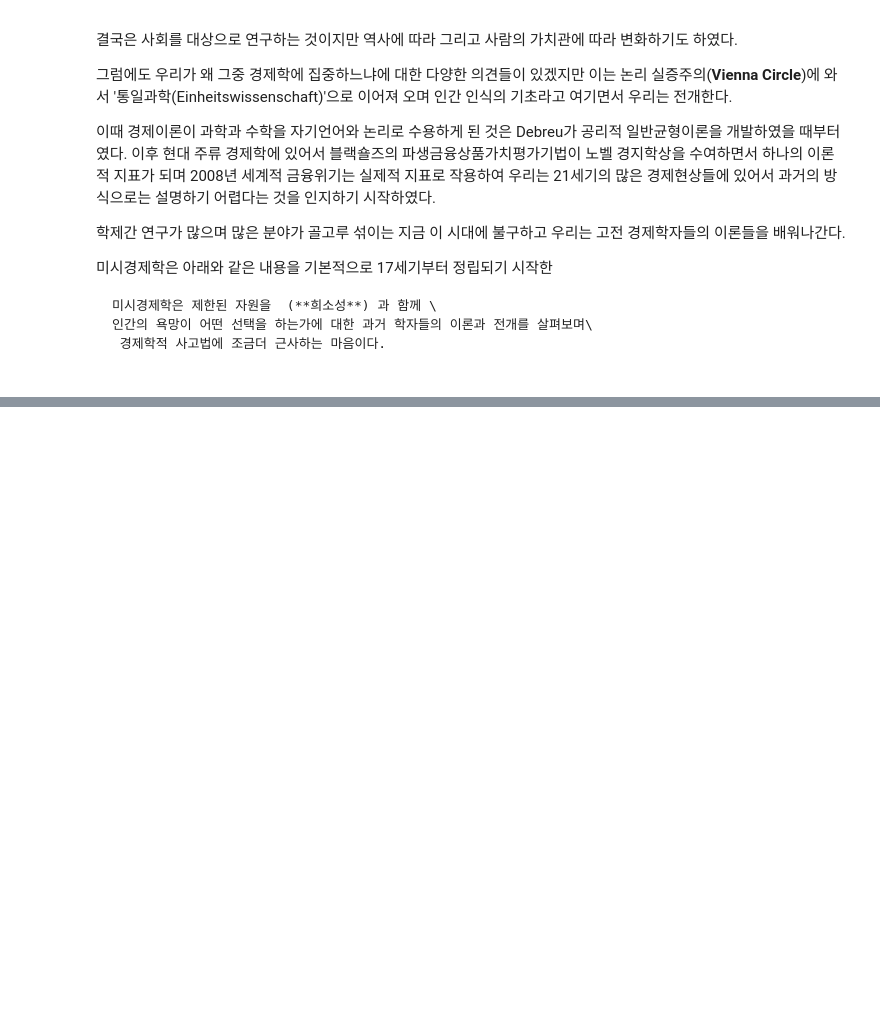
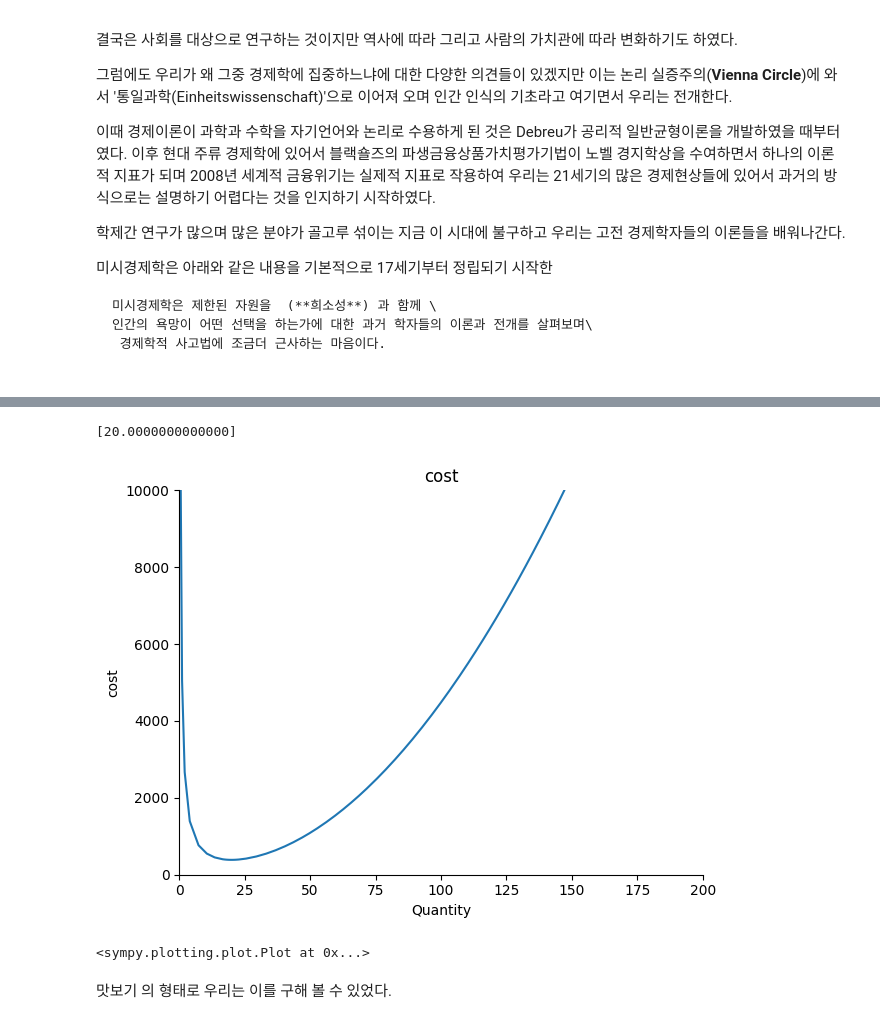
Before and after one commit to redmoon02/Economic_major_freshman, a Jupyter notebook: micro_economics/microeconomics-1-1.ipynb, the cells around one changed output, grey strips where cells are left out. Saved outputs shown, nothing was run; the diff lists cells and outputs as text; code cells hidden in the pictures; blank space fills up the shorter version.

```diff
--- a/micro_economics/microeconomics-1-1.ipynb
+++ b/micro_economics/microeconomics-1-1.ipynb
@@ -53,0 +172,17 @@ social science라는 용어가 처음등장하는 것은 17~18세기 영국에
+# %%
+Q = symbols('Q', nonnegative=True)
+TC = 5600 + 27*Q - 6*Q**2 + 0.5*Q**3
+ATC = TC/Q
+solve(diff(ATC,Q))
+# %% [output]
+[20.0000000000000]
+# %%
+Q = symbols('Q', nonnegative=True)
+TC = 5600 + 27*Q - 6*Q**2 + 0.5*Q**3
+ATC = TC/Q
+plot(ATC, (Q,0,200), ylim = (0,10000), xlim = (0,200), title = 'cost', xlabel = 'Quantity', ylabel = 'cost')
+# %% [output]
+[figure, added]
+<sympy.plotting.plot.Plot at 0x...>
+# %% [markdown]
+맛보기 의 형태로 우리는 이를 구해 볼 수 있었다.
```
Also changed, not shown: parts of 22 cells of this notebook, 1 other file.
